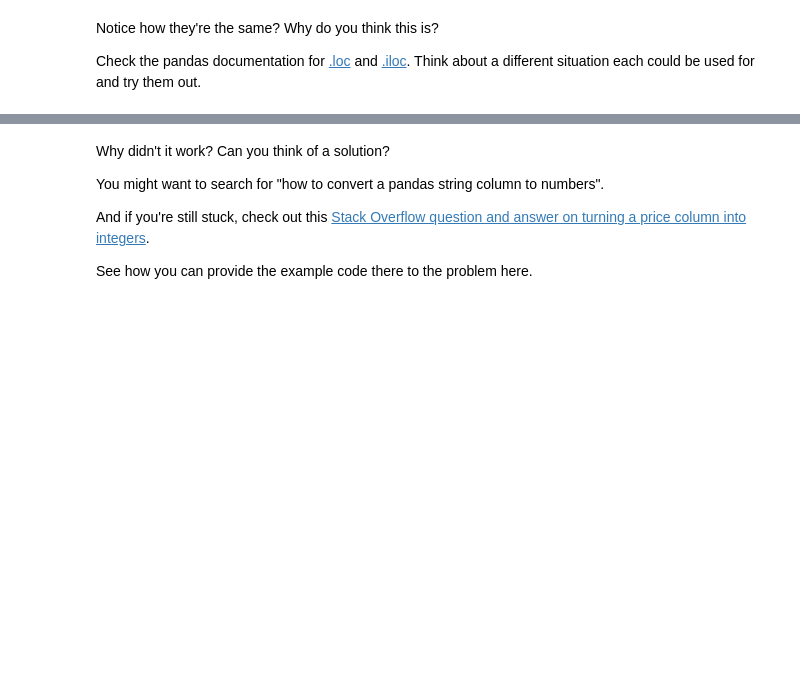
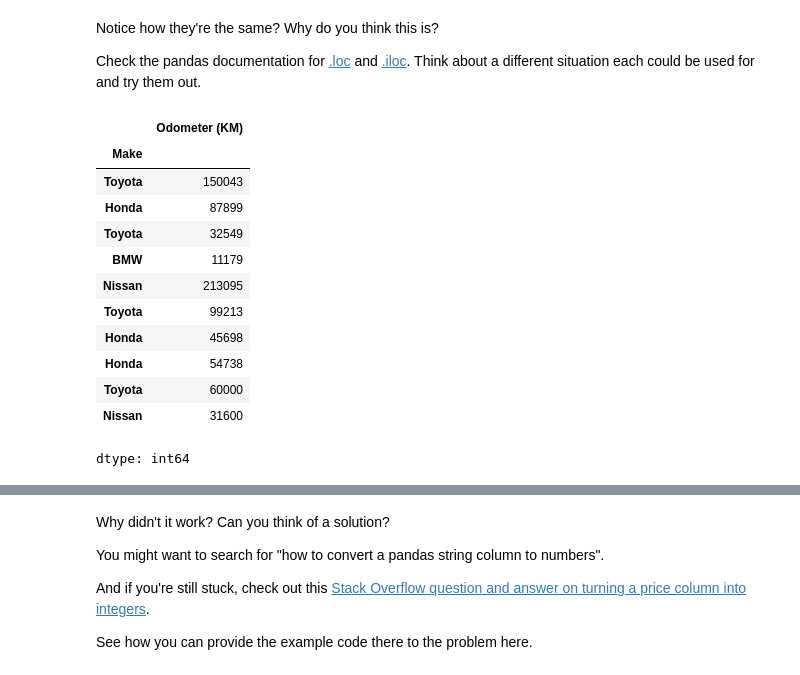
Before and after one commit to avpprog/avpprog, a Jupyter notebook: udemyztm/mlcourse/section-2-data-science-and-ml-tools/pandas-exercises.ipynb, the cells around one changed output, grey strips where cells are left out. Cells and saved outputs as stored; diff of their text form; code cells hidden in the pictures; blank space fills up the shorter version.

```diff
--- a/udemyztm/mlcourse/section-2-data-science-and-ml-tools/pandas-exercises.ipynb
+++ b/udemyztm/mlcourse/section-2-data-science-and-ml-tools/pandas-exercises.ipynb
@@ -183,5 +196,20 @@ Notice how they're the same? Why do you think this is?
 Check the pandas documentation for [.loc](https://pandas.pydata.org/pandas-docs/stable/reference/api/pandas.DataFrame.loc.html) and [.iloc](https://pandas.pydata.org/pandas-docs/stable/reference/api/pandas.DataFrame.iloc.html). Think about a different situation each could be used for and try them out.
 # %%
 # Select the "Odometer (KM)" column from the car sales DataFrame
+car_sales_df["Odometer (KM)"]
+# %% [output]
+|  | Odometer (KM) |
+| Make |  |
+| Toyota | 150043 |
+| Honda | 87899 |
+| Toyota | 32549 |
+| BMW | 11179 |
+| Nissan | 213095 |
+| Toyota | 99213 |
+| Honda | 45698 |
+| Honda | 54738 |
+| Toyota | 60000 |
+| Nissan | 31600 |
+dtype: int64
 # %%
 # Find the mean of the "Odometer (KM)" column in the car sales DataFrame
```
Also changed, not shown: parts of 14 cells of this notebook.
